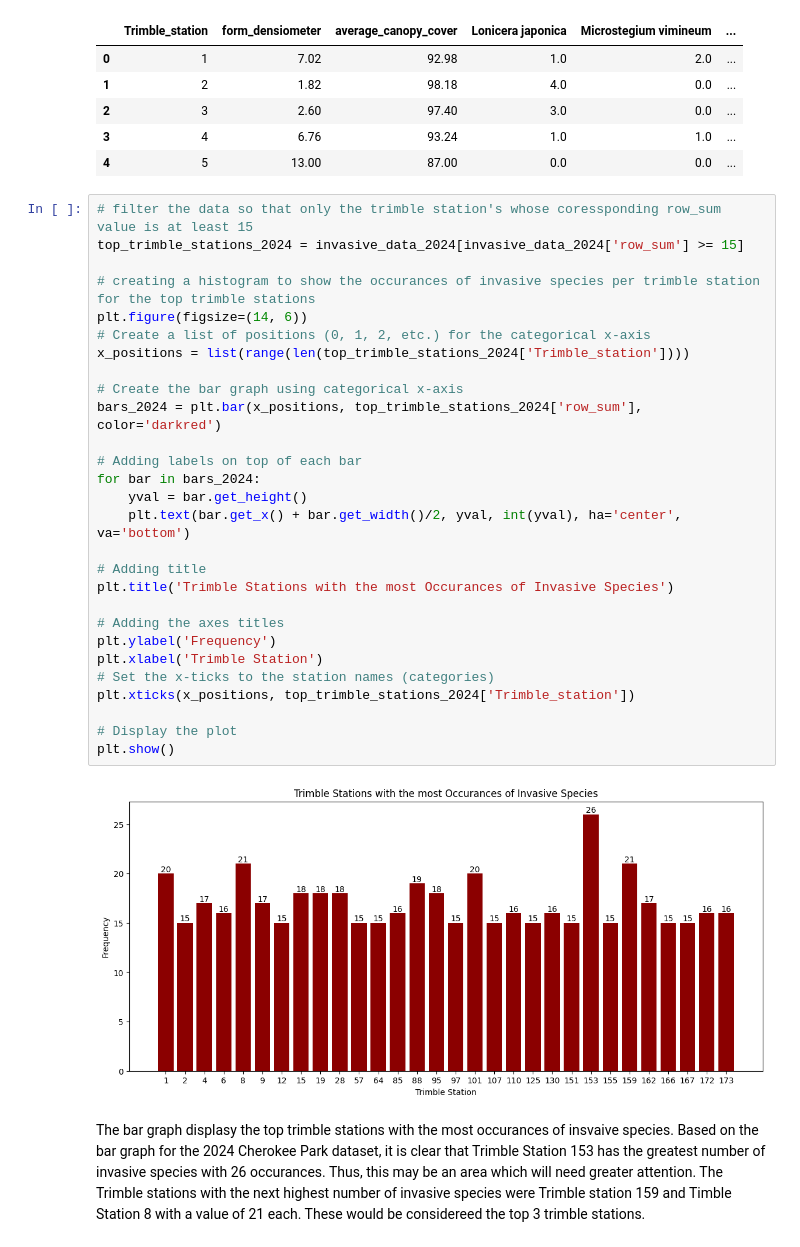
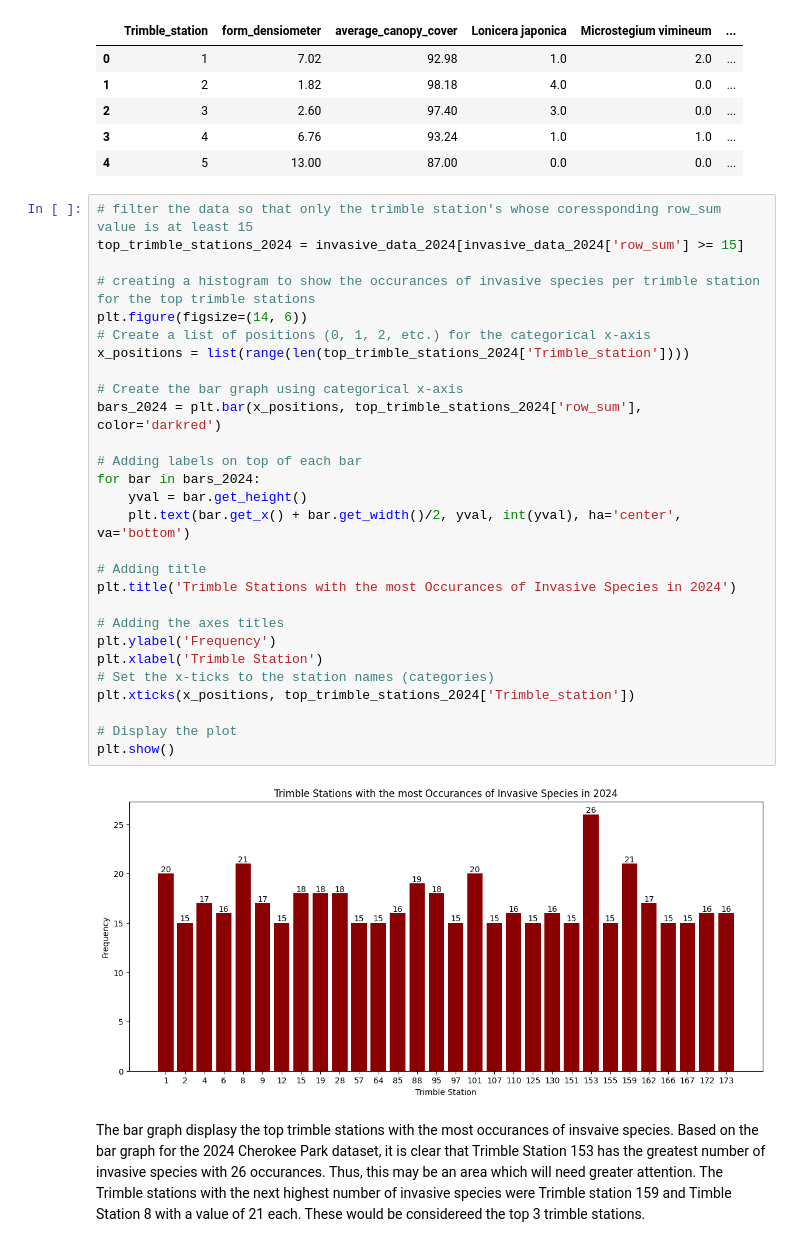
Before and after one commit to Graviton12/CS-430-Group-Project, a Jupyter notebook: Copy_of_Cherokee_Park_2024_and_2021_EDA.ipynb, the cells around one changed output. Drawn from its saved outputs; the diff is of its cells as text.

```diff
--- a/Copy_of_Cherokee_Park_2024_and_2021_EDA.ipynb
+++ b/Copy_of_Cherokee_Park_2024_and_2021_EDA.ipynb
@@ -286,33 +286,33 @@ invasive_data_2024.head()
 # %%
 # filter the data so that only the trimble station's whose coressponding row_sum value is at least 15
 top_trimble_stations_2024 = invasive_data_2024[invasive_data_2024['row_sum'] >= 15]
 
 # creating a histogram to show the occurances of invasive species per trimble station for the top trimble stations
 plt.figure(figsize=(14, 6))
 # Create a list of positions (0, 1, 2, etc.) for the categorical x-axis
 x_positions = list(range(len(top_trimble_stations_2024['Trimble_station'])))
 
 # Create the bar graph using categorical x-axis
 bars_2024 = plt.bar(x_positions, top_trimble_stations_2024['row_sum'], color='darkred')
 
 # Adding labels on top of each bar
 for bar in bars_2024:
     yval = bar.get_height()
     plt.text(bar.get_x() + bar.get_width()/2, yval, int(yval), ha='center', va='bottom')
 
 # Adding title
-plt.title('Trimble Stations with the most Occurances of Invasive Species')
+plt.title('Trimble Stations with the most Occurances of Invasive Species in 2024')
 
 # Adding the axes titles
 plt.ylabel('Frequency')
 plt.xlabel('Trimble Station')
 # Set the x-ticks to the station names (categories)
 plt.xticks(x_positions, top_trimble_stations_2024['Trimble_station'])
 
 # Display the plot
 plt.show()
 # %% [output]
-[figure, old version]
+[figure, new version]
 # %% [markdown]
 The bar graph displasy the top trimble stations with the most occurances of insvaive species. Based on the bar graph for the 2024 Cherokee Park dataset, it is clear that Trimble Station 153 has the greatest number of invasive species with 26 occurances. Thus, this may be an area which will need greater attention. The Trimble stations with the next highest number of invasive species were Trimble station 159 and Timble Station 8 with a value of 21 each. These would be considereed the top 3 trimble stations.
 # %% [markdown]
```
Also changed, not shown: parts of 7 cells of this notebook.
